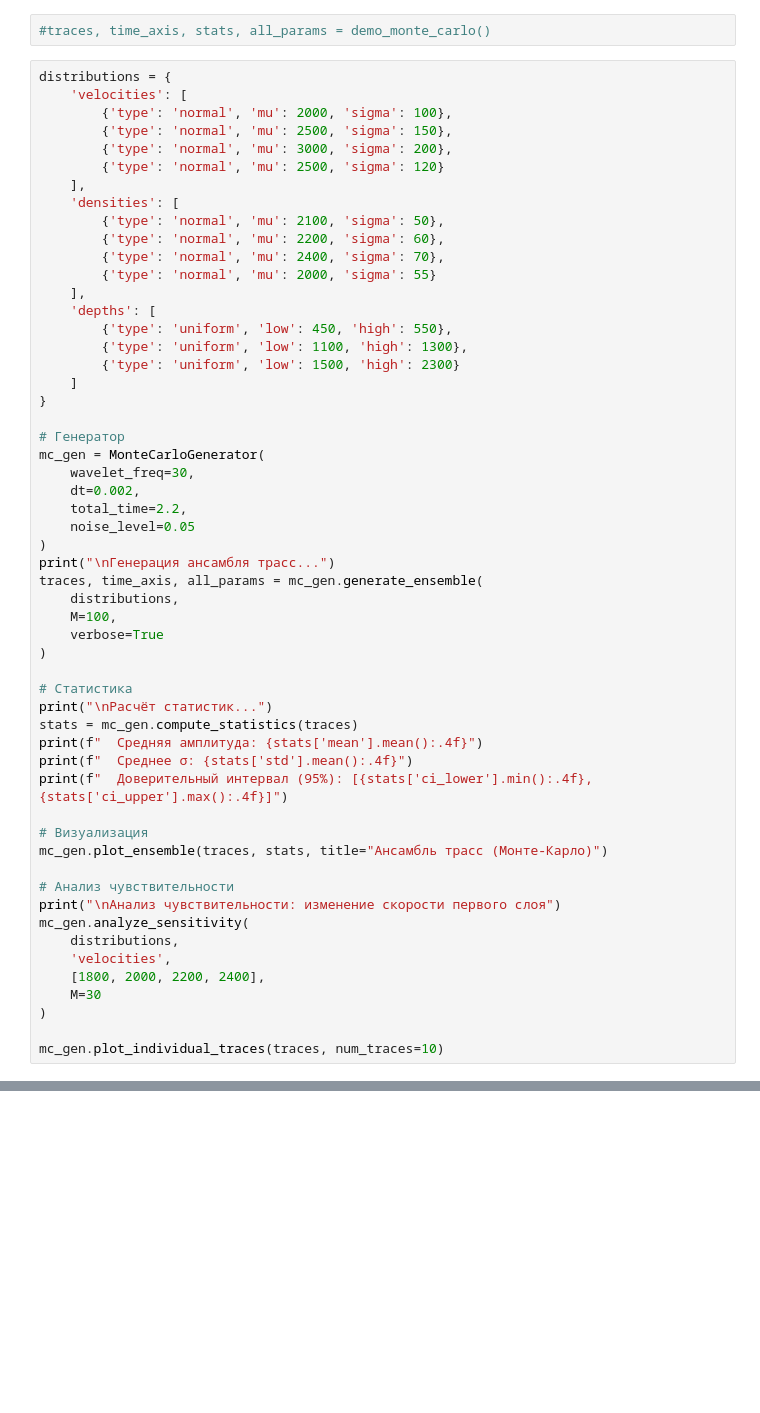
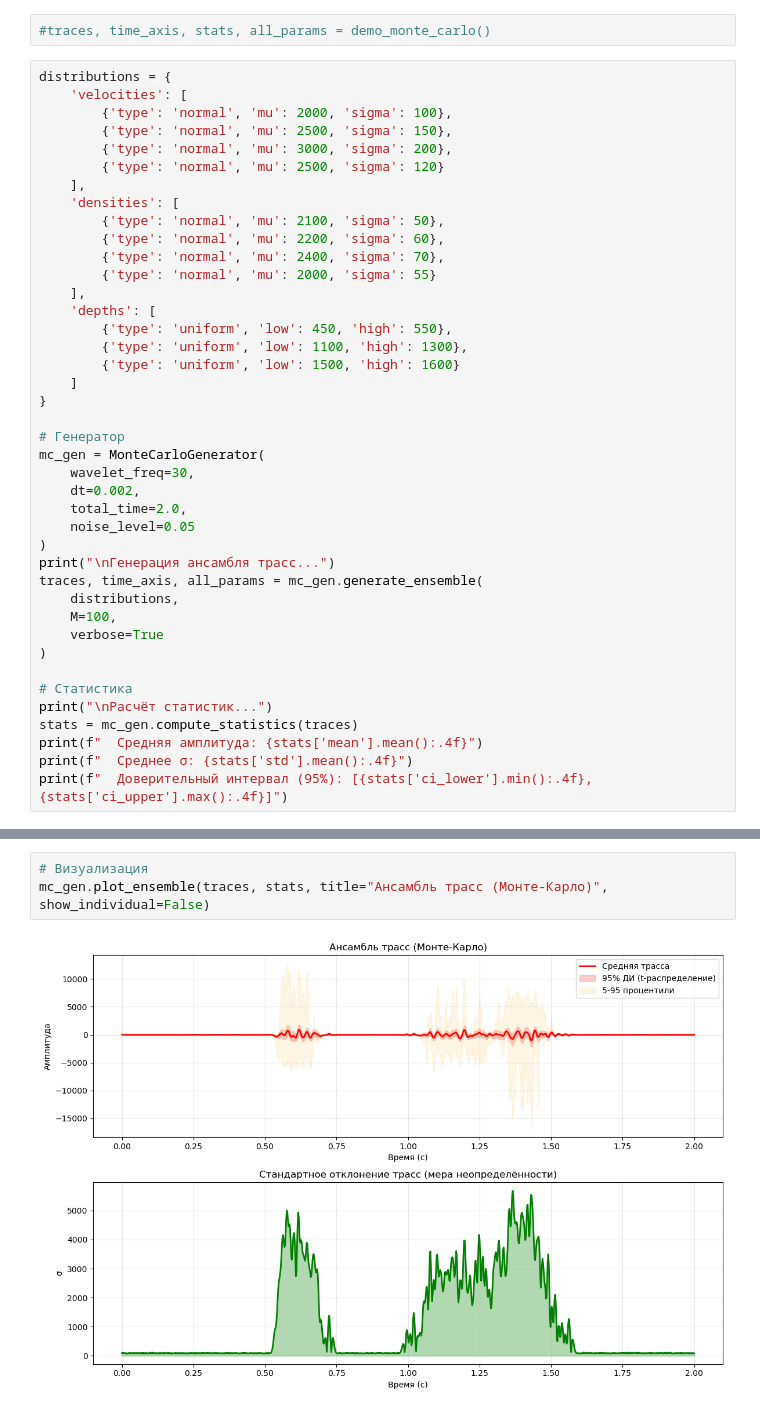
Before and after one commit to NosyrevaUlia/seismo-trio, a Jupyter notebook: in_jupyter/try_C1.ipynb, the cells around one changed output, grey strips where cells are left out. Saved outputs shown, nothing was run; the diff lists cells and outputs as text; blank space fills up the shorter version.

Commit message:
Объединение генераторов Монте-Карло и неоднородной среды

```diff
--- a/in_jupyter/try_C1.ipynb
+++ b/in_jupyter/try_C1.ipynb
@@ -1455,7 +1455,7 @@ distributions = {
     'depths': [
         {'type': 'uniform', 'low': 450, 'high': 550},
         {'type': 'uniform', 'low': 1100, 'high': 1300},
-        {'type': 'uniform', 'low': 1500, 'high': 2300}
+        {'type': 'uniform', 'low': 1500, 'high': 1600}
     ]
 }
 
@@ -1463,7 +1463,7 @@ distributions = {
 mc_gen = MonteCarloGenerator(
     wavelet_freq=30,
     dt=0.002,
-    total_time=2.2,
+    total_time=2.0,
     noise_level=0.05
 )
 print("\nГенерация ансамбля трасс...")
@@ -1479,20 +1479,6 @@ stats = mc_gen.compute_statistics(traces)
 print(f"  Средняя амплитуда: {stats['mean'].mean():.4f}")
 print(f"  Среднее σ: {stats['std'].mean():.4f}")
 print(f"  Доверительный интервал (95%): [{stats['ci_lower'].min():.4f}, {stats['ci_upper'].max():.4f}]")
-
-# Визуализация
-mc_gen.plot_ensemble(traces, stats, title="Ансамбль трасс (Монте-Карло)")
-
-# Анализ чувствительности
-print("\nАнализ чувствительности: изменение скорости первого слоя")
-mc_gen.analyze_sensitivity(
-    distributions,
-    'velocities',
-    [1800, 2000, 2200, 2400],
-    M=30
-)
-
-mc_gen.plot_individual_traces(traces, num_traces=10)
 # %% [output]
 Генерация ансамбля трасс...
   Генерация реализации 20/100...
@@ -1513,0 +1502,5 @@ mc_gen.plot_individual_traces(traces, num_traces=10)
+# %%
+# Визуализация
+mc_gen.plot_ensemble(traces, stats, title="Ансамбль трасс (Монте-Карло)", show_individual=False)
+# %% [output]
+[figure, added]
```
Also changed, not shown: parts of 7 cells of this notebook, 4 other files.
